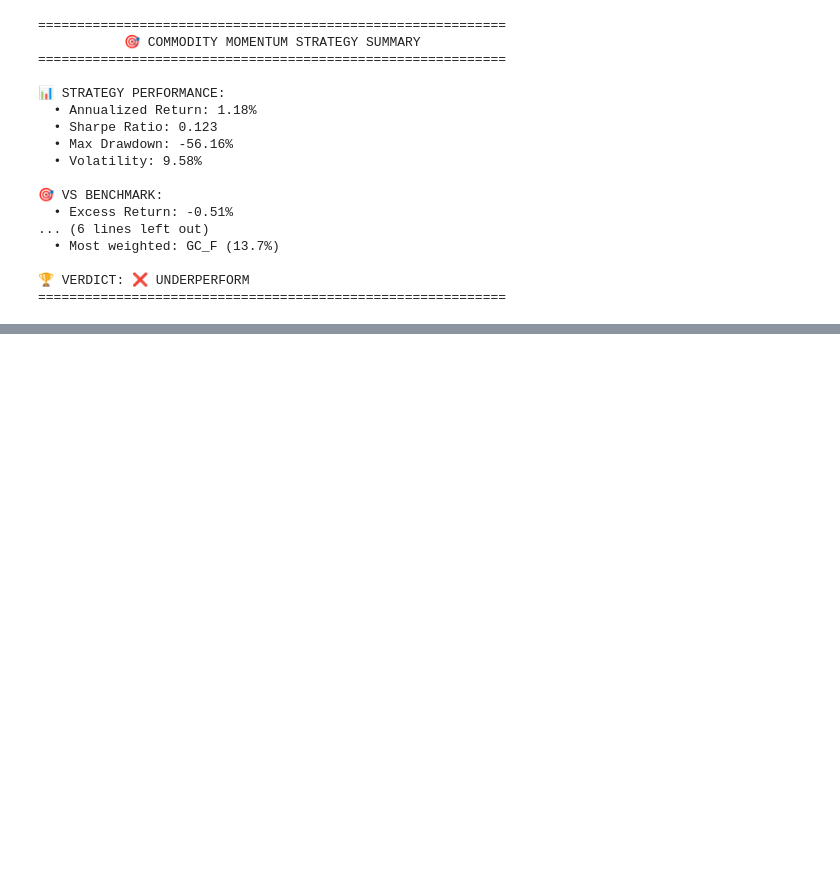
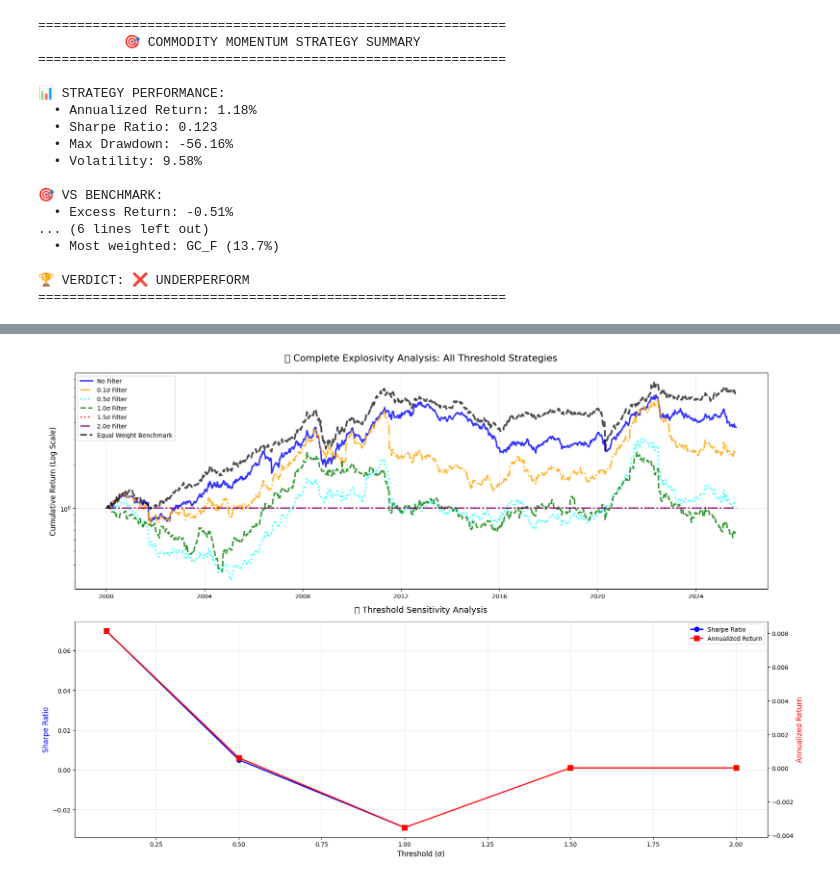
Before and after one commit to edoardoCame/Momentum-Top-Quintile, a Jupyter notebook: notebooks/commodity_momentum_strategy.ipynb, the cells around one changed output, grey strips where cells are left out. Drawn from its saved outputs; the diff is of its cells as text; code cells hidden in the pictures; blank space fills up the shorter version.

```diff
--- a/notebooks/commodity_momentum_strategy.ipynb
+++ b/notebooks/commodity_momentum_strategy.ipynb
@@ -602,0 +963,78 @@ print("="*60)
+# %%
+# 📈 COMPREHENSIVE Equity Curves: ALL 6 Strategies
+plt.figure(figsize=(18, 12))
+
+# Subplot principale per equity curves
+ax1 = plt.subplot(2, 1, 1)
+
+# Più colori per tutte le strategie
+colors = ['blue', 'orange', 'cyan', 'green', 'red', 'purple']
+linestyles = ['-', '-.', ':', '--', ':', '-.']
+
+print(f"📊 Plotting {len(strategy_results)} strategies:")
+for i, (strategy_name, results) in enumerate(strategy_results.items()):
+    print(f"   {i+1}. {strategy_name}")
+    cumulative = results['cumulative']
+
+    # Usa modulo per evitare index error
+    color_idx = i % len(colors)
+    line_idx = i % len(linestyles)
+
+    plt.plot(cumulative.index, cumulative.values,
+             label=strategy_name, linewidth=2.5,
+             color=colors[color_idx], linestyle=linestyles[line_idx],
+             alpha=0.8)
+
+# Benchmark
+plt.plot(equal_weight_cumulative.index, equal_weight_cumulative.values,
+         label='Equal Weight Benchmark', linewidth=3, color='black',
+         linestyle='--', alpha=0.7)
+
+plt.title('💥 Complete Explosivity Analysis: All Threshold Strategies', fontsize=16, pad=20)
+plt.ylabel('Cumulative Return (Log Scale)', fontsize=12)
+plt.legend(fontsize=10, loc='upper left')
+plt.grid(True, alpha=0.3)
+plt.yscale('log')
+
+# Subplot per trend dei threshold
+ax2 = plt.subplot(2, 1, 2)
+
+# Plot threshold sensitivity
+if not filter_strategies.empty:
+    thresholds_numeric = [0.1, 0.5, 1.0, 1.5, 2.0]
+    sharpe_values = []
+    return_values = []
+
+    for threshold in thresholds_numeric:
+        strategy_name = f"{threshold:.1f}σ Filter"
+        if strategy_name in comparison_df.index:
+            sharpe_values.append(comparison_df.loc[strategy_name, 'Sharpe_Ratio'])
+            return_values.append(comparison_df.loc[strategy_name, 'Annualized_Return'])
+        else:
+            sharpe_values.append(np.nan)
+            return_values.append(np.nan)
+
+    ax2_twin = ax2.twinx()
+
+    line1 = ax2.plot(thresholds_numeric, sharpe_values, 'o-', color='blue', linewidth=2, markersize=8, label='Sharpe Ratio')
+    line2 = ax2_twin.plot(thresholds_numeric, return_values, 's-', color='red', linewidth=2, markersize=8, label='Annualized Return')
+
+    ax2.set_xlabel('Threshold (σ)', fontsize=12)
+    ax2.set_ylabel('Sharpe Ratio', fontsize=12, color='blue')
+    ax2_twin.set_ylabel('Annualized Return', fontsize=12, color='red')
+    ax2.set_title('🎯 Threshold Sensitivity Analysis', fontsize=14, pad=15)
+    ax2.grid(True, alpha=0.3)
+
+    # Combined legend
+    lines = line1 + line2
+    labels = [l.get_label() for l in lines]
+    ax2.legend(lines, labels, loc='upper right')
+
+plt.tight_layout()
+plt.show()
+
+print("📈 COMPLETE ANALYSIS:")
+print("   • Top: All strategy equity curves")
+print("   • Bottom: Threshold sensitivity (Sharpe & Return)")
+print(f"   • Total strategies tested: {len(strategy_results)}")
+# %% [output]
@@ -602,0 +1048 @@ print("="*60)
+[figure, added]
```
Also changed, not shown: parts of 11 cells of this notebook, 3 other files.
